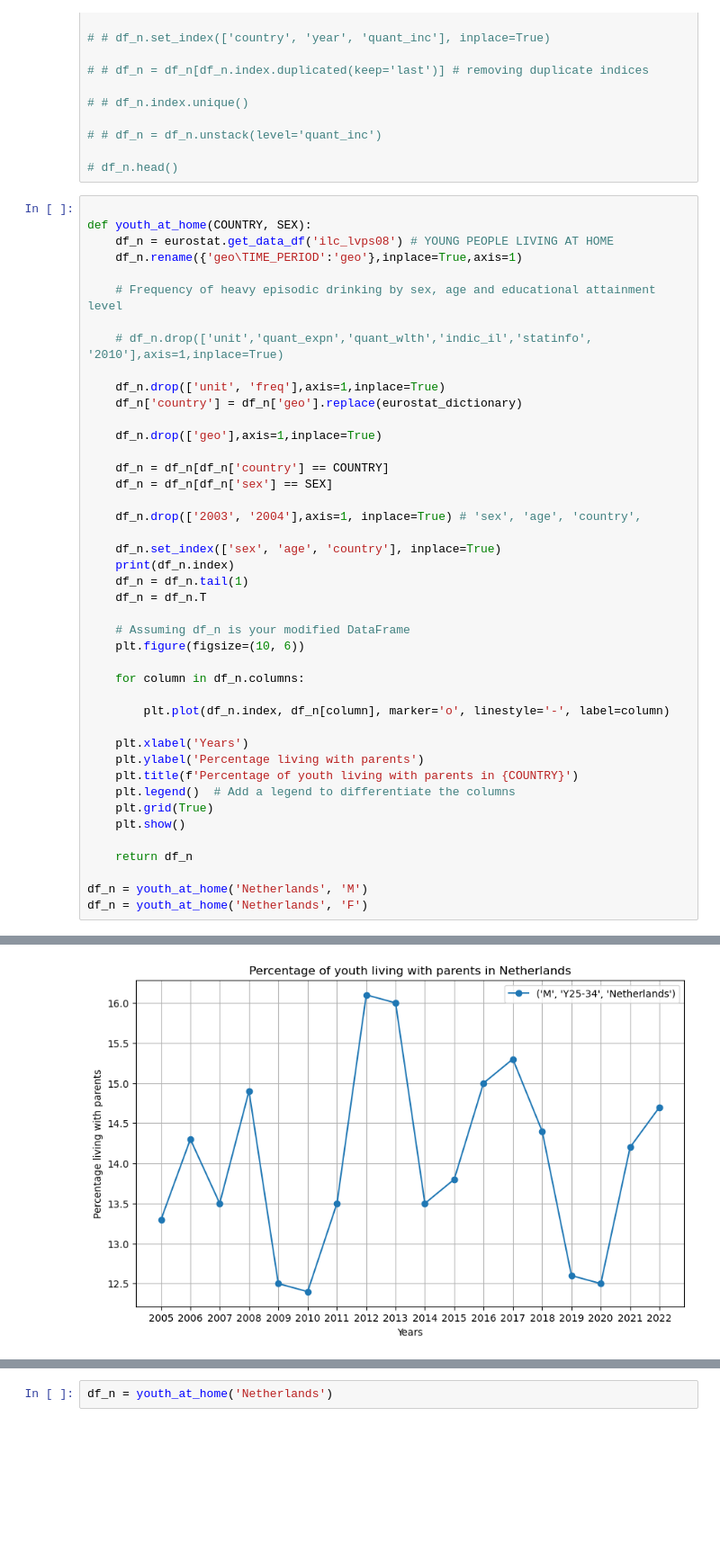
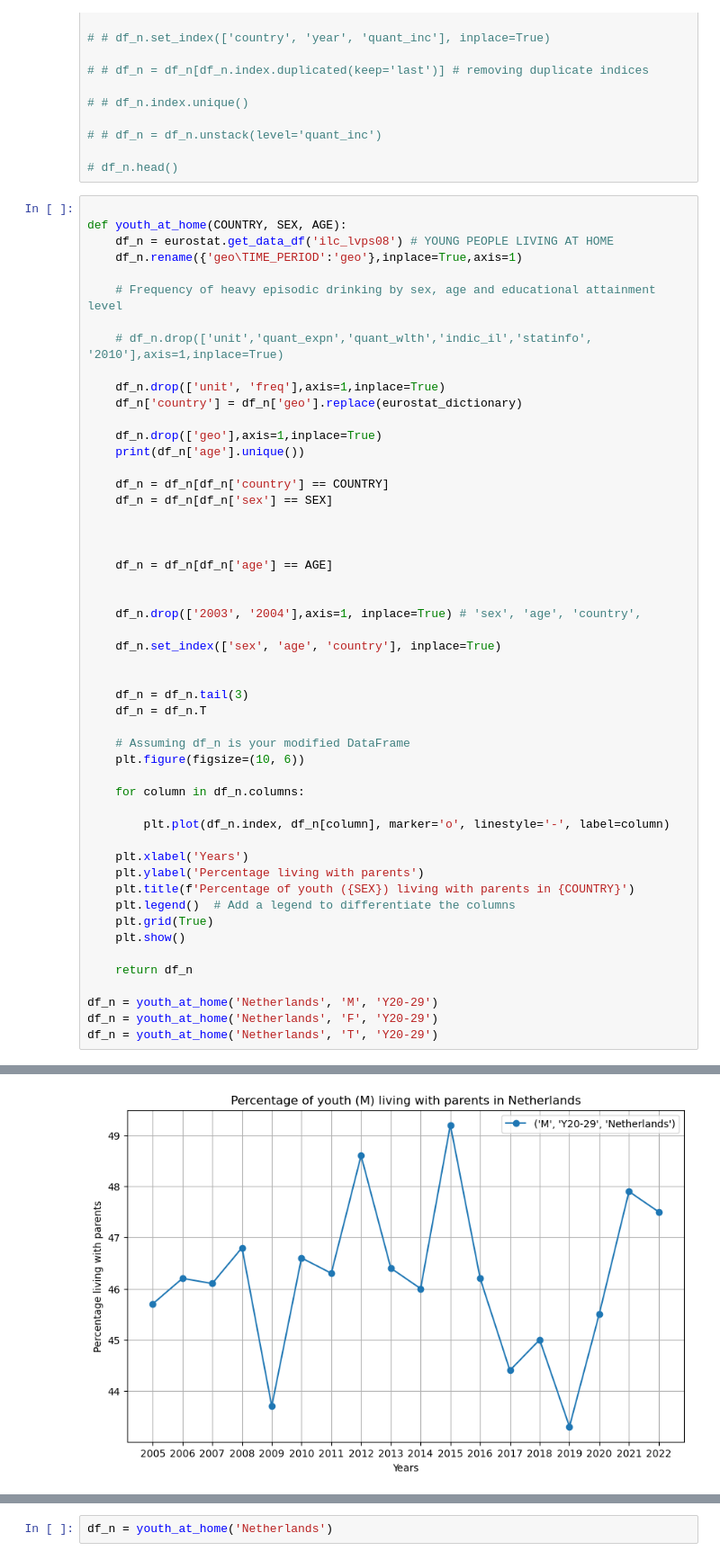
Before and after one commit to AnneLouisedb/Causality_Eurostat, a Jupyter notebook: importing_oecd_data.ipynb, the cells around one changed output, grey strips where cells are left out. Shown: that part at 90% size. Drawn from its saved outputs; the diff is of its cells as text; blank space fills up the shorter version.

```diff
--- a/importing_oecd_data.ipynb
+++ b/importing_oecd_data.ipynb
@@ -395,7 +395,7 @@ dtype: float64
 # df_n.head()
 # %%
 
-def youth_at_home(COUNTRY, SEX):
+def youth_at_home(COUNTRY, SEX, AGE):
     df_n = eurostat.get_data_df('ilc_lvps08') # YOUNG PEOPLE LIVING AT HOME
     df_n.rename({'geo\TIME_PERIOD':'geo'},inplace=True,axis=1)
 
@@ -407,15 +407,22 @@ def youth_at_home(COUNTRY, SEX):
     df_n['country'] = df_n['geo'].replace(eurostat_dictionary)
 
     df_n.drop(['geo'],axis=1,inplace=True)
+    print(df_n['age'].unique())
 
     df_n = df_n[df_n['country'] == COUNTRY]
     df_n = df_n[df_n['sex'] == SEX]
 
+
+
+    df_n = df_n[df_n['age'] == AGE]
+
+
     df_n.drop(['2003', '2004'],axis=1, inplace=True) # 'sex', 'age', 'country',
 
     df_n.set_index(['sex', 'age', 'country'], inplace=True)
-    print(df_n.index)
-    df_n = df_n.tail(1)
+
+
+    df_n = df_n.tail(3)
     df_n = df_n.T
 
     # Assuming df_n is your modified DataFrame
@@ -427,13 +434,14 @@ def youth_at_home(COUNTRY, SEX):
 
     plt.xlabel('Years')
     plt.ylabel('Percentage living with parents')
-    plt.title(f'Percentage of youth living with parents in {COUNTRY}')
+    plt.title(f'Percentage of youth ({SEX}) living with parents in {COUNTRY}')
     plt.legend()  # Add a legend to differentiate the columns
     plt.grid(True)
     plt.show()
 
     return df_n
 
-df_n = youth_at_home('Netherlands', 'M')
-df_n = youth_at_home('Netherlands', 'F')
+df_n = youth_at_home('Netherlands', 'M', 'Y20-29')
+df_n = youth_at_home('Netherlands', 'F', 'Y20-29')
+df_n = youth_at_home('Netherlands', 'T', 'Y20-29')
 # %% [output]
@@ -450 +450 @@ MultiIndex([('M', 'Y16-19', 'Netherlands'),
-[figure, old version]
+[figure, new version]
```
Also changed, not shown: parts of 1 cell of this notebook.
